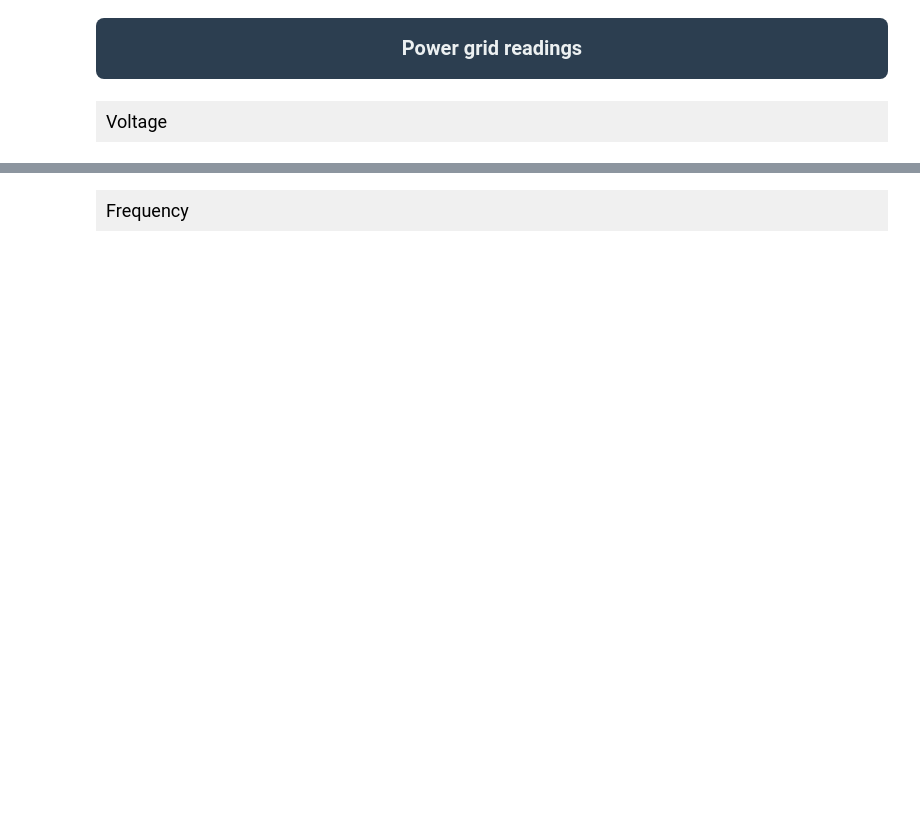
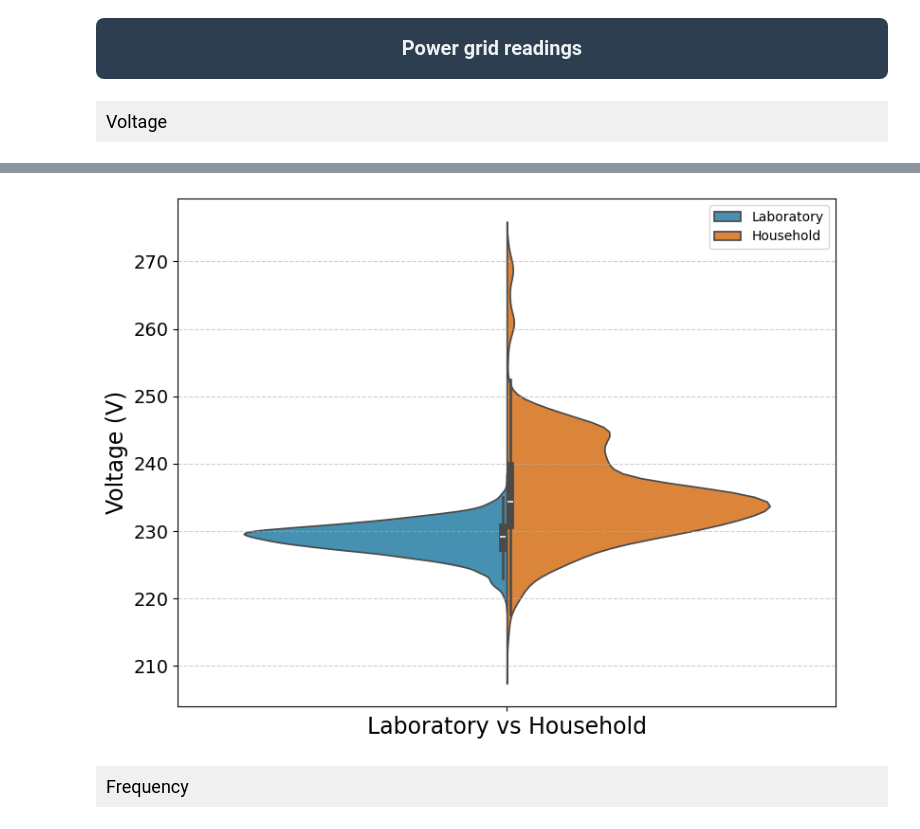
Before and after one commit to larco-dataset/utils, a Jupyter notebook: scripts/plotting_data.ipynb, the cells around one changed output, grey strips where cells are left out. Cells and saved outputs as stored; diff of their text form; code cells hidden in the pictures; blank space fills up the shorter version.

```diff
--- a/scripts/plotting_data.ipynb
+++ b/scripts/plotting_data.ipynb
@@ -983,3 +1214,70 @@ plt.show()
+# %%
+import numpy as np
+import pandas as pd
+import matplotlib.pyplot as plt
+import seaborn as sns
+
+# Define sample size
+sample_size = 10000
+
+# Ensure both arrays are NumPy arrays
+accumulator_array = np.array(accumulator_array)
+accumulator_array_hs = np.array(accumulator_array_hs)
+
+# Sample Laboratory data
+if len(accumulator_array) > sample_size:
+    sampled_lab = np.random.choice(accumulator_array, size=sample_size, replace=False)
+else:
+    sampled_lab = accumulator_array
+
+# Sample Household data
+if len(accumulator_array_hs) > sample_size:
+    sampled_hs = np.random.choice(accumulator_array_hs, size=sample_size, replace=False)
+else:
+    sampled_hs = accumulator_array_hs
+
+# Create DataFrames
+df_lab = pd.DataFrame({'Frequency (Hz)': sampled_lab, 'Source': 'Laboratory'})
+df_hs  = pd.DataFrame({'Frequency (Hz)': sampled_hs,  'Source': 'Household'})
+
+# Combine
+df_combined = pd.concat([df_lab, df_hs], ignore_index=True)
+
+# Add a single x-category so both sources share one violin position
+df_combined['Group'] = 'Laboratory vs Household'
+
+# Plot
+custom_palette = {
+    'Laboratory': '#3498c3',
+    'Household':  '#f68320'
+}
+
+plt.figure(figsize=(8, 6))
+
+sns.violinplot(
+    data=df_combined,
+    x='Group',               # single category on x-axis
+    y='Frequency (Hz)',      # same data as before
+    hue='Source',            # split by source
+    split=True,              # joined half–half violin
+    inner='box',
+    palette=custom_palette
+)
+
+plt.xlabel("")
+# If this is really frequency, you might want "Frequency (Hz)" here instead of Voltage
+plt.ylabel("Voltage (V)", fontsize=17)
+
+plt.grid(axis="y", linestyle="--", alpha=0.6)
+plt.xticks(fontsize=17)
+plt.yticks(fontsize=14)
+
+plt.legend(title="")
+plt.tight_layout()
+# plt.savefig("Voltage_house_lab_violin.pdf", dpi=300, format='pdf', bbox_inches='tight')
+plt.show()
+# %% [output]
+[figure, added]
 # %% [markdown]
 <div style="background-color:#f0f0f0;color:#000; padding:10px; font-size:18px;">
 Frequency
```
Also changed, not shown: parts of 21 cells of this notebook.
